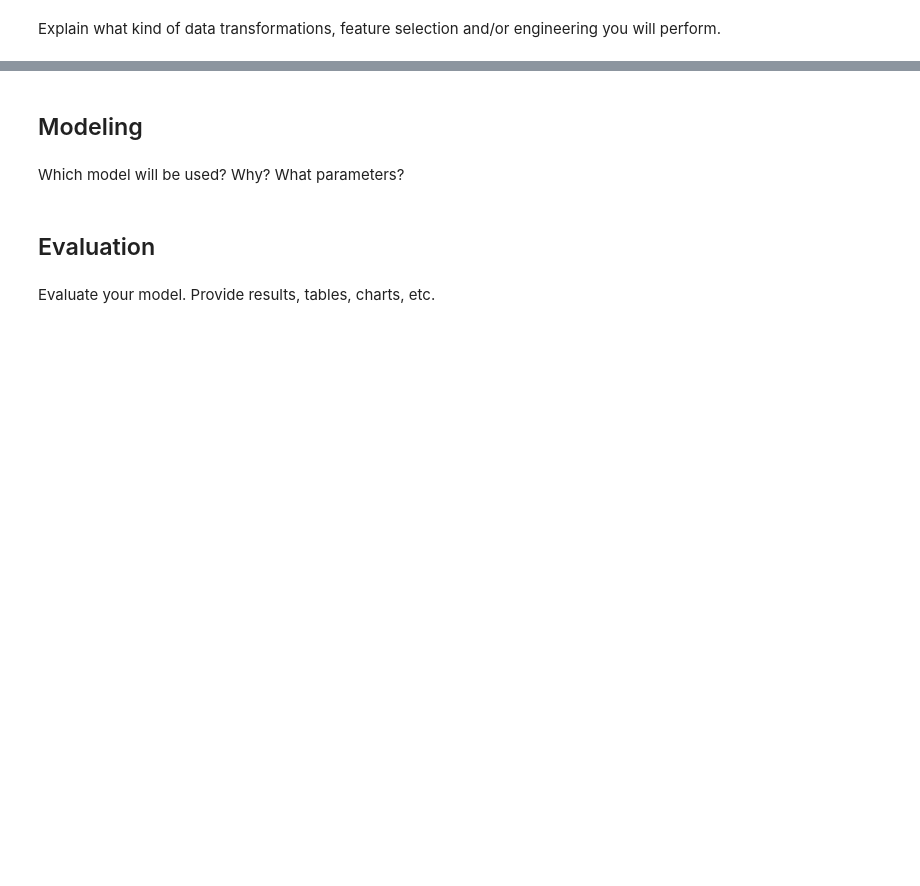
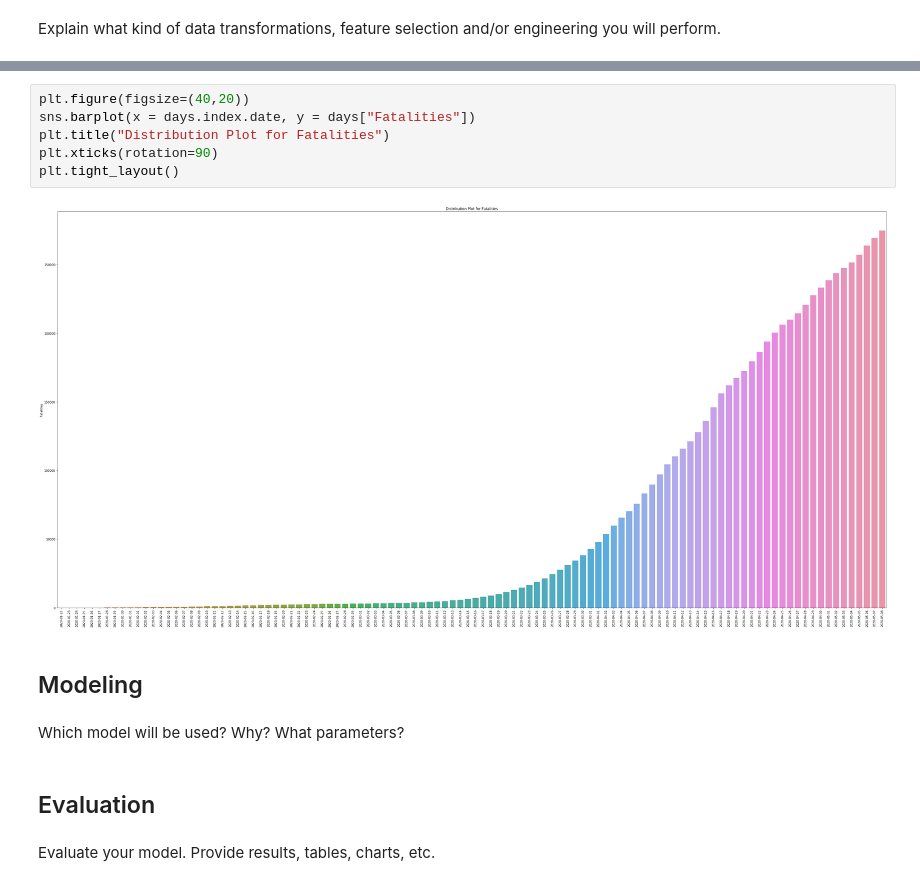
Before and after one commit to bubabi/covid-19-forecasting, a Jupyter notebook: bbm469_template_EN.ipynb, the cells around one changed output, grey strips where cells are left out. Drawn from its saved outputs; the diff is of its cells as text; blank space fills up the shorter version.

```diff
--- a/bbm469_template_EN.ipynb
+++ b/bbm469_template_EN.ipynb
@@ -107,3 +187,11 @@ Explain what kind of data transformations, feature selection and/or engineering
+# %%
+plt.figure(figsize=(40,20))
+sns.barplot(x = days.index.date, y = days["Fatalities"])
+plt.title("Distribution Plot for Fatalities")
+plt.xticks(rotation=90)
+plt.tight_layout()
+# %% [output]
+[figure, added]
 # %% [markdown]
 ## Modeling<a class="anchor" id="modeling"></a>
 # %% [markdown]
```
Also changed, not shown: parts of 11 cells of this notebook.
